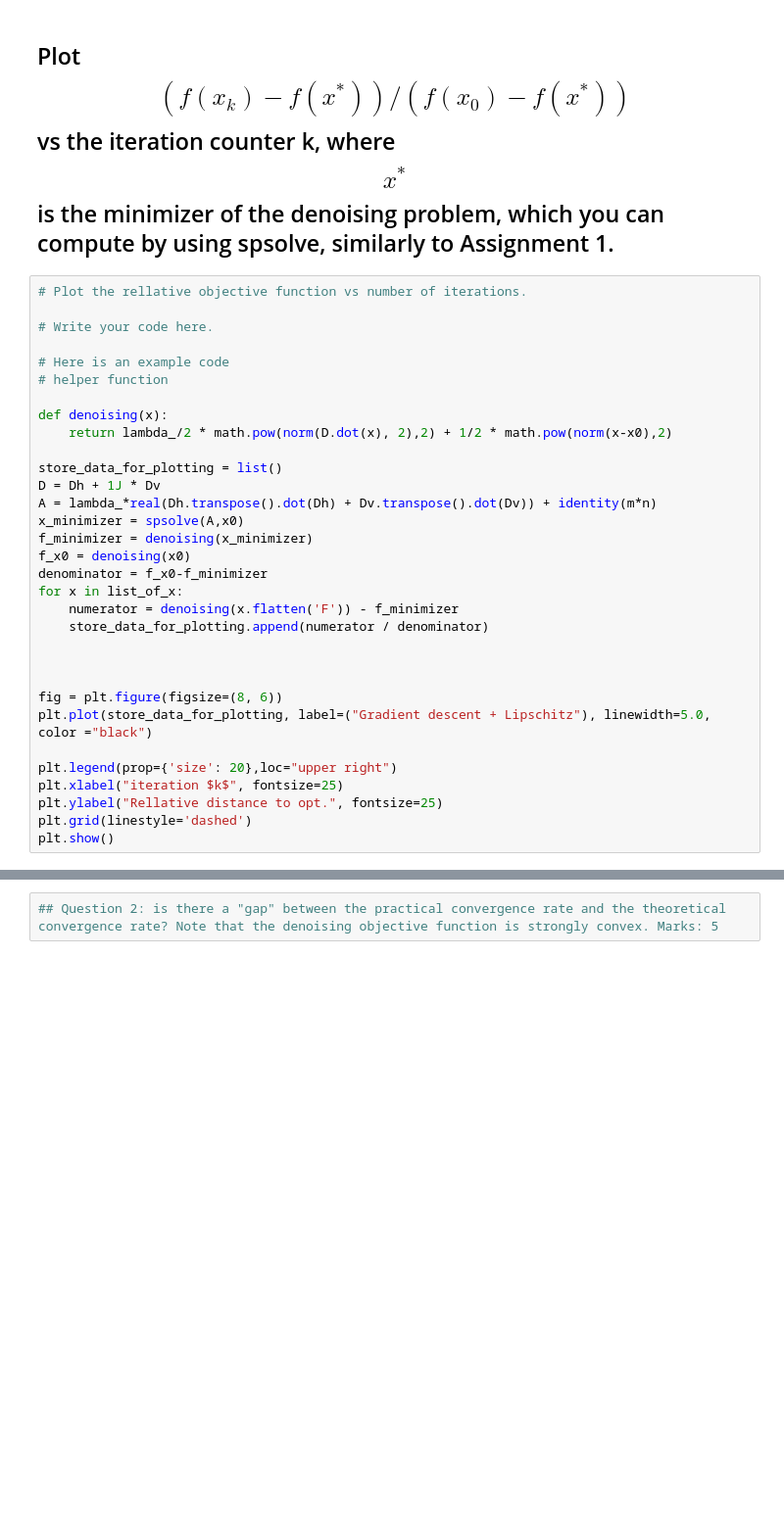
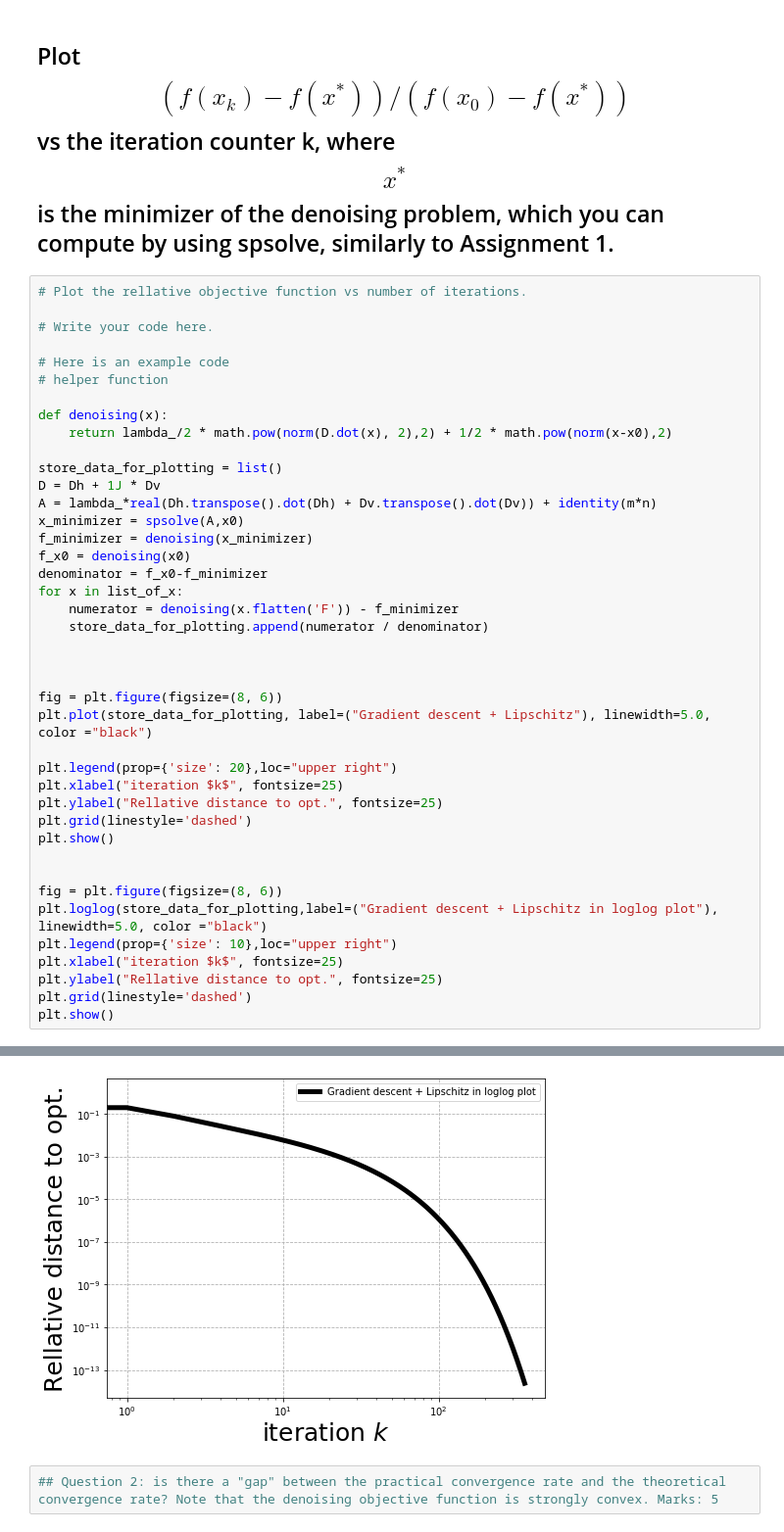
Before and after one commit to NedHuang/CS794, a Jupyter notebook: A2/assignment_2.ipynb, the cells around one changed output, grey strips where cells are left out. Shown at 98% size. Saved outputs shown, nothing was run; the diff lists cells and outputs as text; blank space fills up the shorter version.

Commit message:
changed plot color for Q3 and !5

```diff
--- a/A2/assignment_2.ipynb
+++ b/A2/assignment_2.ipynb
@@ -137,33 +137,43 @@ finished gradient descent
 
 # Here is an example code
 # helper function
 
 def denoising(x):
     return lambda_/2 * math.pow(norm(D.dot(x), 2),2) + 1/2 * math.pow(norm(x-x0),2)
 
 store_data_for_plotting = list()
 D = Dh + 1J * Dv
 A = lambda_*real(Dh.transpose().dot(Dh) + Dv.transpose().dot(Dv)) + identity(m*n)
 x_minimizer = spsolve(A,x0)
 f_minimizer = denoising(x_minimizer)
 f_x0 = denoising(x0)
 denominator = f_x0-f_minimizer
 for x in list_of_x:
     numerator = denoising(x.flatten('F')) - f_minimizer
     store_data_for_plotting.append(numerator / denominator)
 
 
 
 fig = plt.figure(figsize=(8, 6))
 plt.plot(store_data_for_plotting, label=("Gradient descent + Lipschitz"), linewidth=5.0, color ="black")
 
 plt.legend(prop={'size': 20},loc="upper right")
 plt.xlabel("iteration $k$", fontsize=25)
 plt.ylabel("Rellative distance to opt.", fontsize=25)
 plt.grid(linestyle='dashed')
 plt.show()
+
+
+fig = plt.figure(figsize=(8, 6))
+plt.loglog(store_data_for_plotting,label=("Gradient descent + Lipschitz in loglog plot"), linewidth=5.0, color ="black")
+plt.legend(prop={'size': 10},loc="upper right")
+plt.xlabel("iteration $k$", fontsize=25)
+plt.ylabel("Rellative distance to opt.", fontsize=25)
+plt.grid(linestyle='dashed')
+plt.show()
 # %% [output]
 [figure]
+[figure, added]
 # %%
 ## Question 2: is there a "gap" between the practical convergence rate and the theoretical convergence rate? Note that the denoising objective function is strongly convex. Marks: 5
 # %% [markdown]
```
Also changed, not shown: parts of 4 cells of this notebook, 2 other files.
